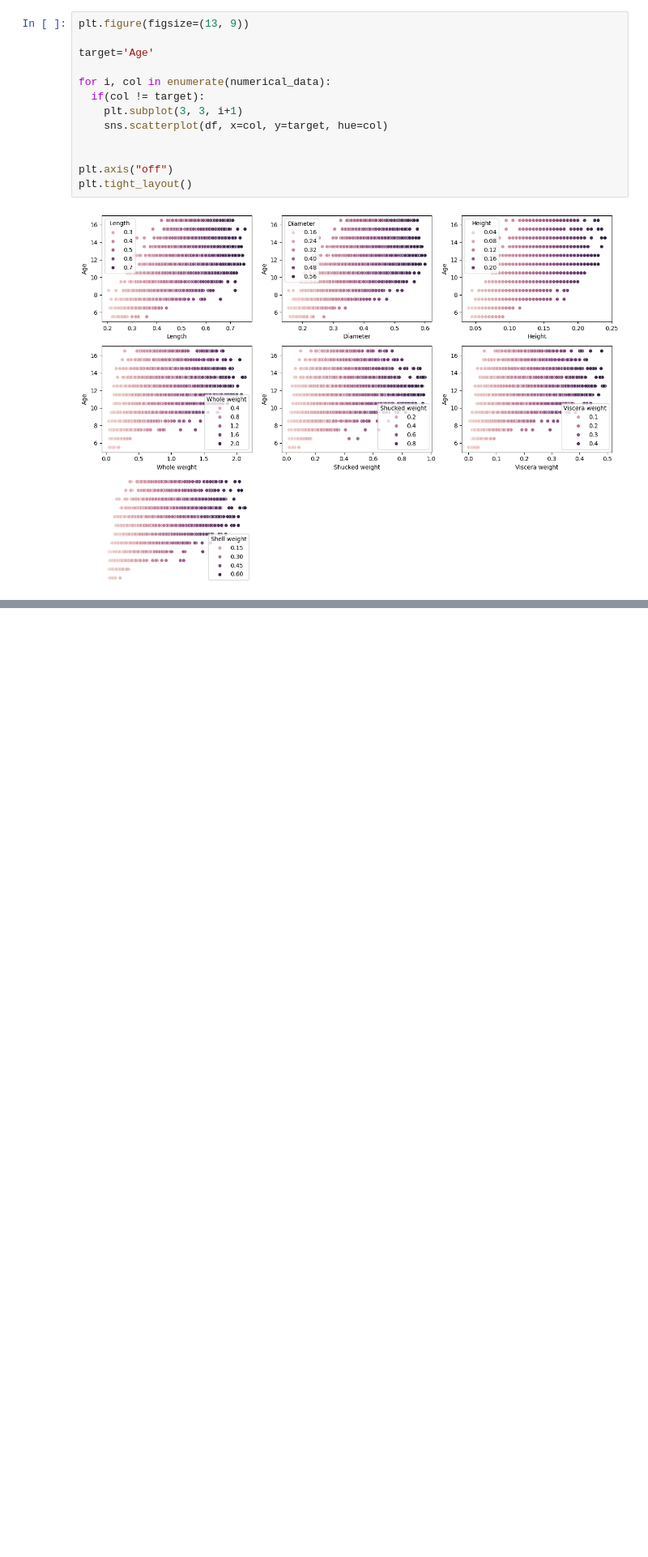
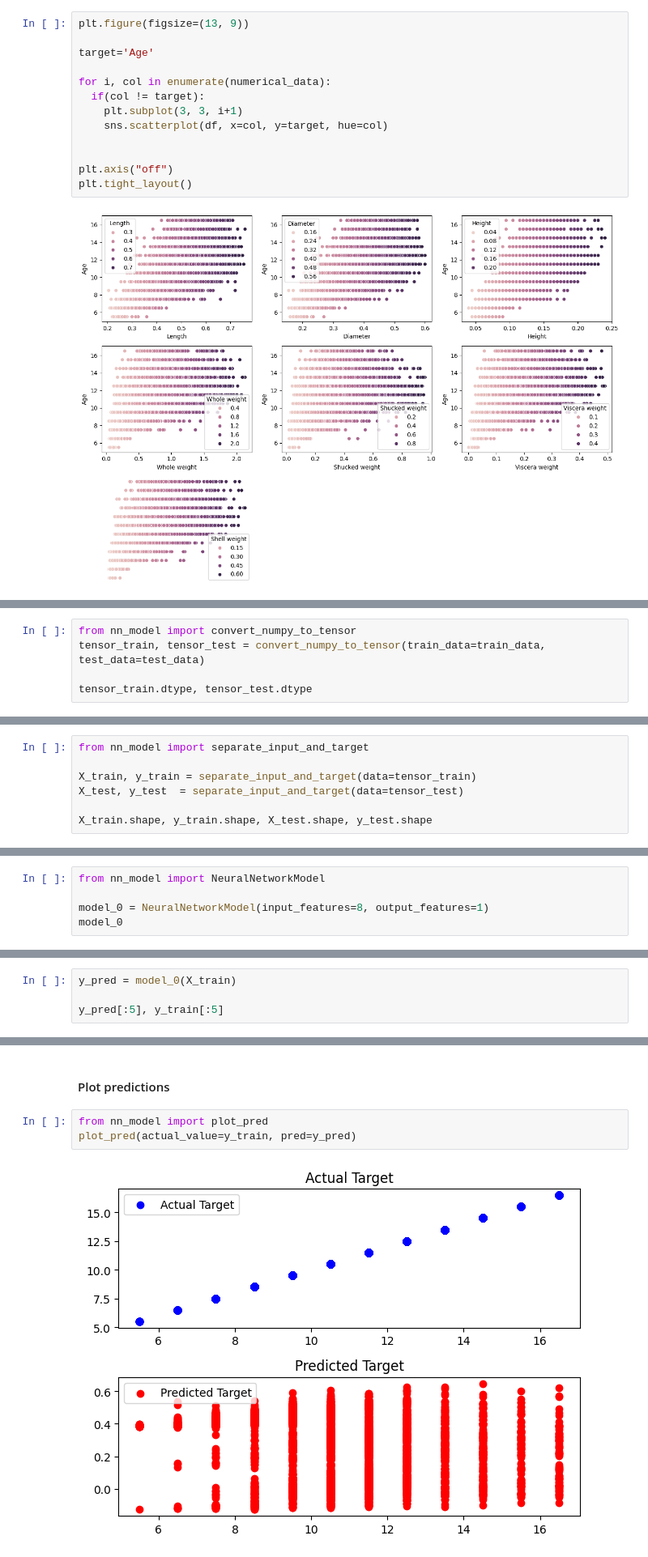
Before and after one commit to SovansunchhayKhoun/final-ml-project, a Jupyter notebook: main.ipynb, the cells around one changed output, grey strips where cells are left out. Shown: that part at 81% size. Drawn from its saved outputs; the diff is of its cells as text; blank space fills up the shorter version.

Commit message:
finish neural network model

```diff
--- a/main.ipynb
+++ b/main.ipynb
@@ -262,0 +279,5 @@ plt.tight_layout()
+# %%
+from nn_model import convert_numpy_to_tensor
+tensor_train, tensor_test = convert_numpy_to_tensor(train_data=train_data, test_data=test_data)
+
+tensor_train.dtype, tensor_test.dtype
@@ -262,0 +288,7 @@ plt.tight_layout()
+# %%
+from nn_model import separate_input_and_target
+
+X_train, y_train = separate_input_and_target(data=tensor_train)
+X_test, y_test  = separate_input_and_target(data=tensor_test)
+
+X_train.shape, y_train.shape, X_test.shape, y_test.shape
@@ -262,0 +315,5 @@ plt.tight_layout()
+# %%
+from nn_model import NeuralNetworkModel
+
+model_0 = NeuralNetworkModel(input_features=8, output_features=1)
+model_0
@@ -262,0 +328,4 @@ plt.tight_layout()
+# %%
+y_pred = model_0(X_train)
+
+y_pred[:5], y_train[:5]
@@ -262,0 +343,7 @@ plt.tight_layout()
+# %% [markdown]
+#### Plot predictions
+# %%
+from nn_model import plot_pred
+plot_pred(actual_value=y_train, pred=y_pred)
+# %% [output]
+[figure, added]
```
Also changed, not shown: parts of 19 cells of this notebook, 1 other file.
